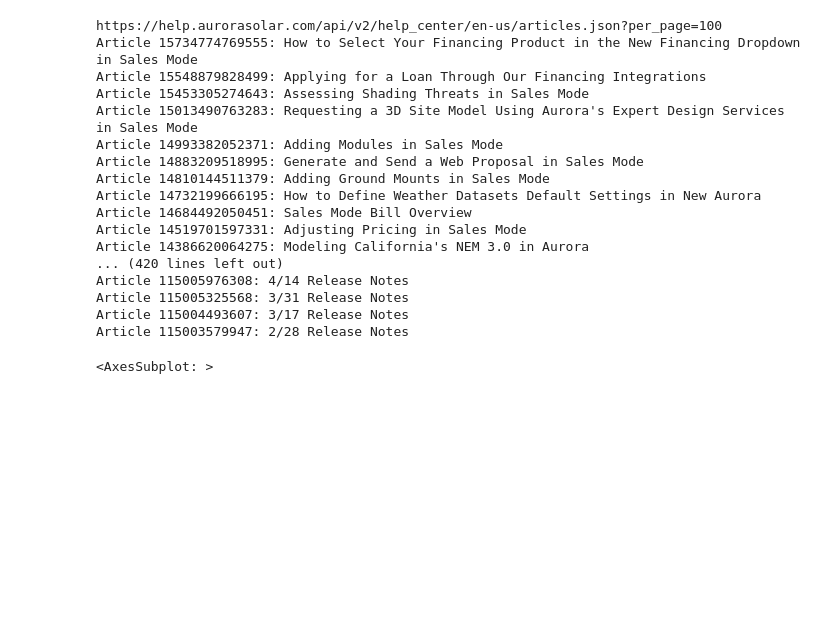
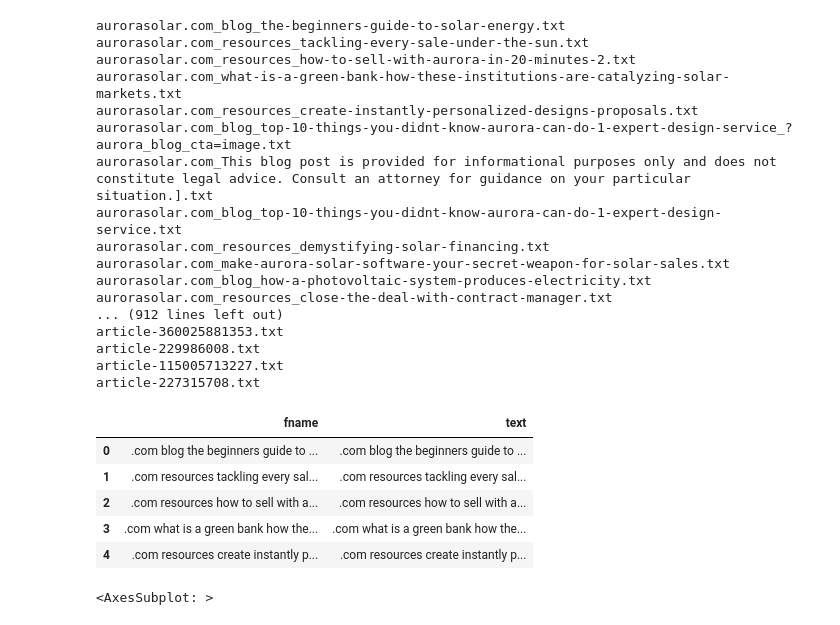
Before and after one commit to erichmond-aurorasolar/chatgpt-help-center, a Jupyter notebook: web-qa.ipynb, the cells around one changed output. Cells and saved outputs as stored; diff of their text form; code cells hidden in the pictures; blank space fills up the shorter version.

Commit message:
chore(data): add scraped.csv combining aurorasolar.com and help.aurorasolar.com

```diff
--- a/web-qa.ipynb
+++ b/web-qa.ipynb
@@ -210,10 +155,8 @@ def crawl(url):
 # %%
 import requests
-import base64
-import os
 from bs4 import BeautifulSoup
 
-domain = 'help.aurorasolar.com'
+help_domain = 'help.aurorasolar.com'
 next_page = "https://help.aurorasolar.com/api/v2/help_center/en-us/articles.json?per_page=100"
 headers = {}
 
@@ -232,26 +175,8 @@ while (next_page is not None):
         soup = BeautifulSoup(f'{title}\n\n{body}', "html.parser")
         text = soup.get_text()
 
-        with open(f"text/{domain}/article-{id}.txt", "w") as f:
+        with open(f"text/{help_domain}/article-{id}.txt", "w") as f:
             f.write(text)
-# %% [output]
-https://help.aurorasolar.com/api/v2/help_center/en-us/articles.json?per_page=100
-Article 15734774769555: How to Select Your Financing Product in the New Financing Dropdown in Sales Mode
-Article 15548879828499: Applying for a Loan Through Our Financing Integrations
-Article 15453305274643: Assessing Shading Threats in Sales Mode
-Article 15013490763283: Requesting a 3D Site Model Using Aurora's Expert Design Services in Sales Mode
-Article 14993382052371: Adding Modules in Sales Mode
-Article 14883209518995: Generate and Send a Web Proposal in Sales Mode
-Article 14810144511379: Adding Ground Mounts in Sales Mode
-Article 14732199666195: How to Define Weather Datasets Default Settings in New Aurora
-Article 14684492050451: Sales Mode Bill Overview
-Article 14519701597331: Adjusting Pricing in Sales Mode
-Article 14386620064275: Modeling California's NEM 3.0 in Aurora
-... (420 lines left out)
-Article 115005976308: 4/14 Release Notes
-Article 115005325568: 3/31 Release Notes
-Article 115004493607: 3/17 Release Notes
-Article 115003579947: 2/28 Release Notes
 # %%
 def remove_newlines(serie):
     serie = serie.str.replace('\n', ' ')
@@ -262,26 +187,50 @@ def remove_newlines(serie):
 # %%
 import pandas as pd
 
 # Create a list to store the text files
 texts=[]
 
 # Get all the text files in the text directory
-for file in os.listdir("text/" + domain + "/"):
+for dir in [domain, help_domain]:
+    for file in os.listdir(f"text/{dir}/"):
+        # Open the file and read the text
+        with open(f"text/{dir}/{file}", "r") as f:
+            text = f.read()
 
-    # Open the file and read the text
-    with open("text/" + domain + "/" + file, "r") as f:
-        text = f.read()
-
-        # Omit the first 11 lines and the last 4 lines, then replace -, _, and #update with spaces.
-        texts.append((file[11:-4].replace('-',' ').replace('_', ' ').replace('#update',''), text))
+            # Omit the first 11 lines and the last 4 lines, then replace -, _, and #update with spaces.
+            texts.append((file[11:-4].replace('-',' ').replace('_', ' ').replace('#update',''), text))
 
 # Create a dataframe from the list of texts
 df = pd.DataFrame(texts, columns = ['fname', 'text'])
 
 # Set the text column to be the raw text with the newlines removed
 df['text'] = df.fname + ". " + remove_newlines(df.text)
 df.to_csv('processed/scraped.csv')
 df.head()
+# %% [output]
+aurorasolar.com_blog_the-beginners-guide-to-solar-energy.txt
+aurorasolar.com_resources_tackling-every-sale-under-the-sun.txt
+aurorasolar.com_resources_how-to-sell-with-aurora-in-20-minutes-2.txt
+aurorasolar.com_what-is-a-green-bank-how-these-institutions-are-catalyzing-solar-markets.txt
+aurorasolar.com_resources_create-instantly-personalized-designs-proposals.txt
+aurorasolar.com_blog_top-10-things-you-didnt-know-aurora-can-do-1-expert-design-service_?aurora_blog_cta=image.txt
+aurorasolar.com_This blog post is provided for informational purposes only and does not constitute legal advice. Consult an attorney for guidance on your particular situation.].txt
+aurorasolar.com_blog_top-10-things-you-didnt-know-aurora-can-do-1-expert-design-service.txt
+aurorasolar.com_resources_demystifying-solar-financing.txt
+aurorasolar.com_make-aurora-solar-software-your-secret-weapon-for-solar-sales.txt
+aurorasolar.com_blog_how-a-photovoltaic-system-produces-electricity.txt
+aurorasolar.com_resources_close-the-deal-with-contract-manager.txt
+... (912 lines left out)
+article-360025881353.txt
+article-229986008.txt
+article-115005713227.txt
+article-227315708.txt
+|  | fname | text |
+| 0 | .com blog the beginners guide to ... | .com blog the beginners guide to ... |
+| 1 | .com resources tackling every sal... | .com resources tackling every sal... |
+| 2 | .com resources how to sell with a... | .com resources how to sell with a... |
+| 3 | .com what is a green bank how the... | .com what is a green bank how the... |
+| 4 | .com resources create instantly p... | .com resources create instantly p... |
 # %%
 import tiktoken
 
```
Also changed, not shown: parts of 2 cells of this notebook, 1 other file.
